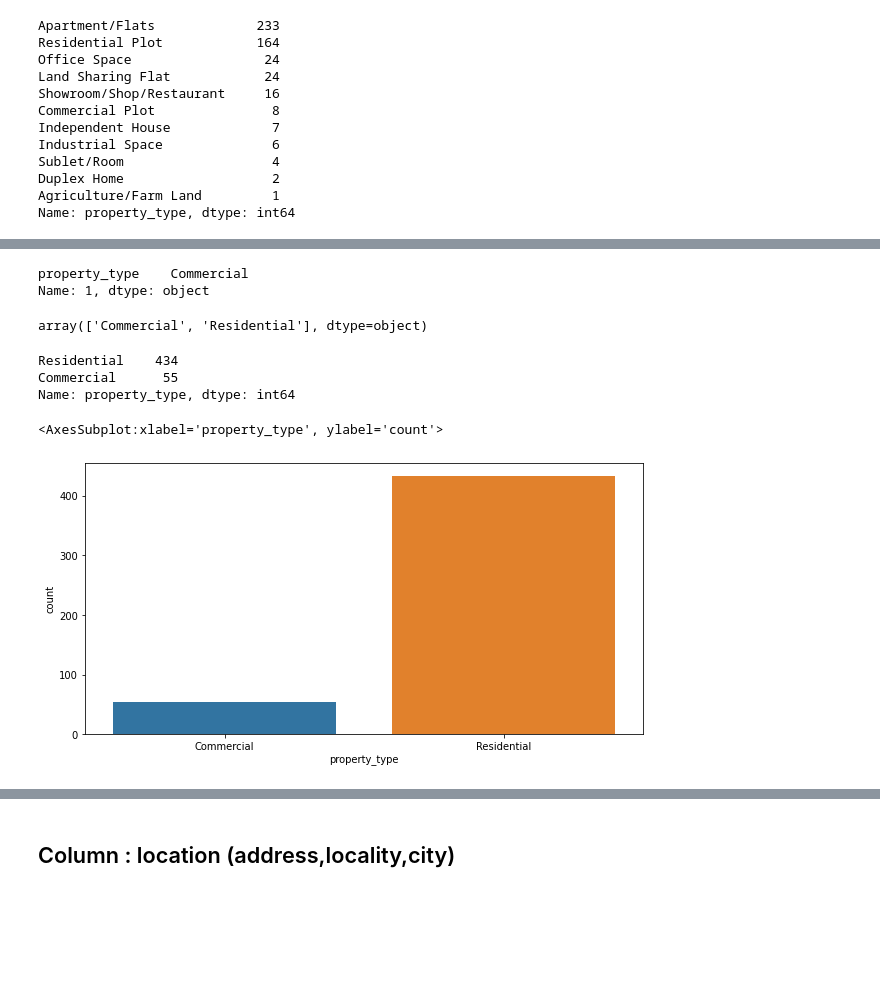
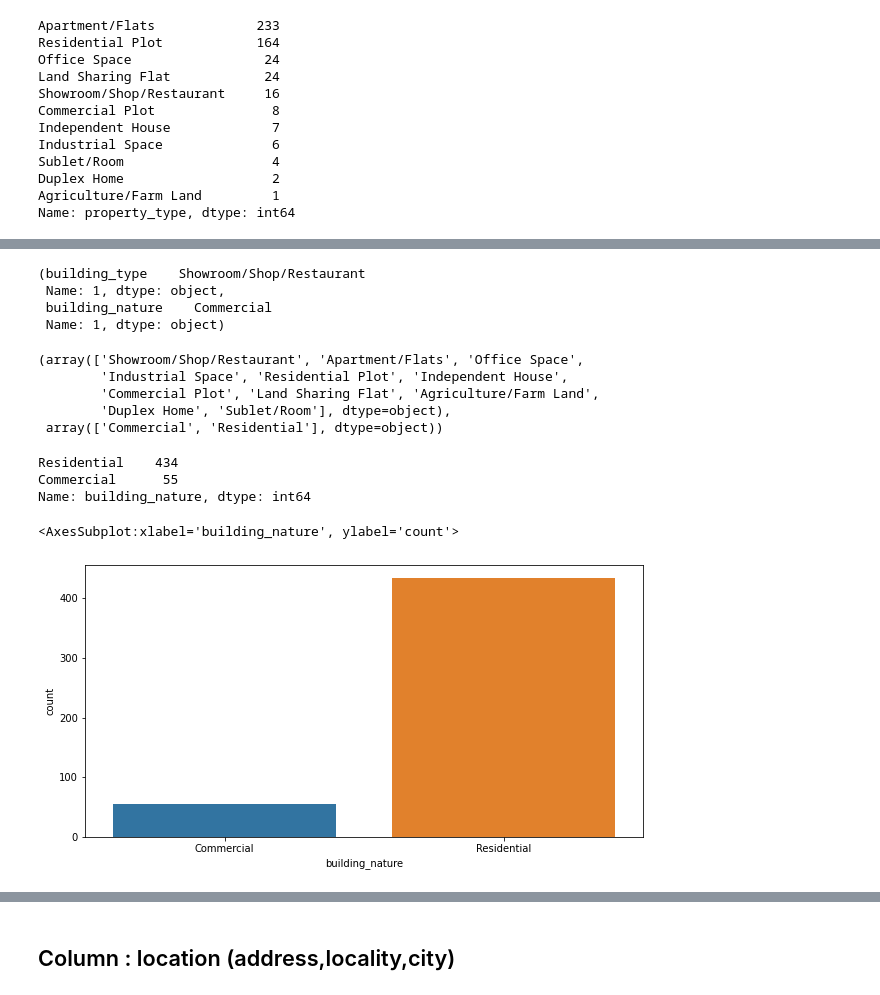
Before and after one commit to OmdenaAI/dhaka-bangladesh-real-estate-recommendation, a Jupyter notebook: src/tasks/task-2-data-preprocessing/bdhousing -- cleaning/bdhousing -- cleaning.ipynb, the cells around one changed output, grey strips where cells are left out. Cells and saved outputs as stored; diff of their text form; code cells hidden in the pictures; blank space fills up the shorter version.

```diff
--- a/src/tasks/task-2-data-preprocessing/bdhousing -- cleaning/bdhousing -- cleaning.ipynb
+++ b/src/tasks/task-2-data-preprocessing/bdhousing -- cleaning/bdhousing -- cleaning.ipynb
@@ -388,0 +411,2 @@ Name: property_type, dtype: int64
+# %%
+df_fin["building_nature"] = None
@@ -390,28 +435,34 @@ Name: property_type, dtype: int64
 # updating values to "residential" and "commercial" respectively
 for index,i in df_fin.iterrows():
 
-    if   df_fin.loc[index,["property_type"]][0] in ['Apartment/Flats','Duplex Home', 'Residential Plot','Independent House',"Sublet/Room","Land Sharing Flat"]:
-        df_fin.loc[index,["property_type"]] = "Residential"
-    elif  df_fin.loc[index,["property_type"]][0] in ['Showroom/Shop/Restaurant','Office Space','Industrial Space','Agriculture/Farm Land', 'Commercial Plot']:
-        df_fin.loc[index,["property_type"]] = "Commercial"
+    if   df_fin.loc[index,["building_type"]][0] in ['Apartment/Flats','Duplex Home', 'Residential Plot','Independent House',"Sublet/Room","Land Sharing Flat"]:
+        df_fin.loc[index,["building_nature"]] = "Residential"
+    elif  df_fin.loc[index,["building_type"]][0] in ['Showroom/Shop/Restaurant','Office Space','Industrial Space','Agriculture/Farm Land', 'Commercial Plot']:
+        df_fin.loc[index,["building_nature"]] = "Commercial"
 # %%
- df_fin.loc[1,["property_type"]]
+ df_fin.loc[1,["building_type"]] ,  df_fin.loc[1,["building_nature"]]
 # %% [output]
-property_type    Commercial
-Name: 1, dtype: object
+(building_type    Showroom/Shop/Restaurant
+ Name: 1, dtype: object,
+ building_nature    Commercial
+ Name: 1, dtype: object)
 # %%
-df_fin["property_type"].unique()
+df_fin["building_type"].unique() , df_fin["building_nature"].unique()
 # %% [output]
-array(['Commercial', 'Residential'], dtype=object)
+(array(['Showroom/Shop/Restaurant', 'Apartment/Flats', 'Office Space',
+        'Industrial Space', 'Residential Plot', 'Independent House',
+        'Commercial Plot', 'Land Sharing Flat', 'Agriculture/Farm Land',
+        'Duplex Home', 'Sublet/Room'], dtype=object),
+ array(['Commercial', 'Residential'], dtype=object))
 # %%
-df_fin["property_type"].value_counts()
+df_fin["building_nature"].value_counts()
 # %% [output]
 Residential    434
 Commercial      55
-Name: property_type, dtype: int64
+Name: building_nature, dtype: int64
 # %%
 plt.figure(figsize = (10,5))
-sns.countplot(x = "property_type",data = df_fin)
+sns.countplot(x = "building_nature",data = df_fin)
 # %% [output]
-<AxesSubplot:xlabel='property_type', ylabel='count'>
+<AxesSubplot:xlabel='building_nature', ylabel='count'>
-[figure, old version]
+[figure, new version]
```
Also changed, not shown: parts of 21 cells of this notebook.
